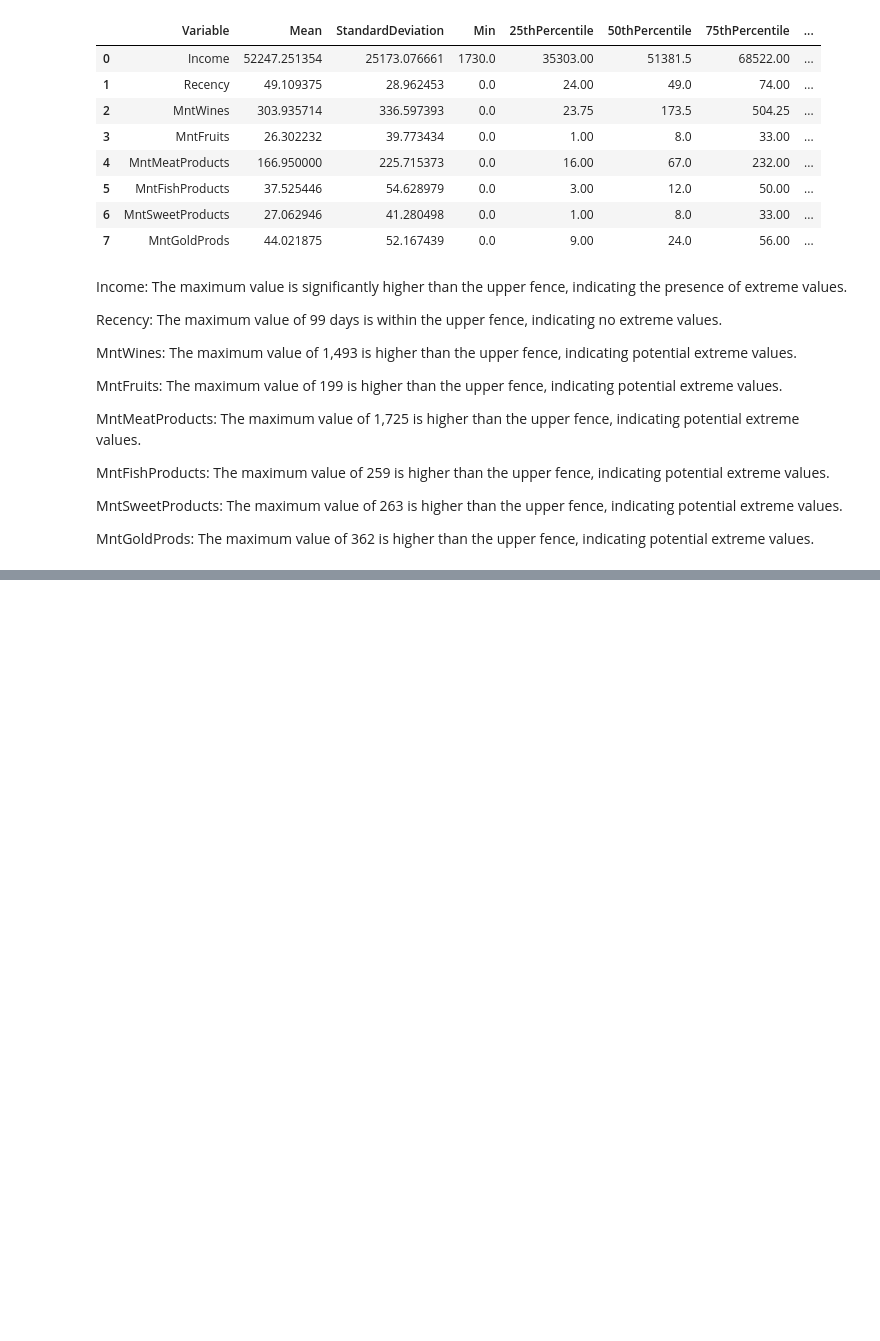
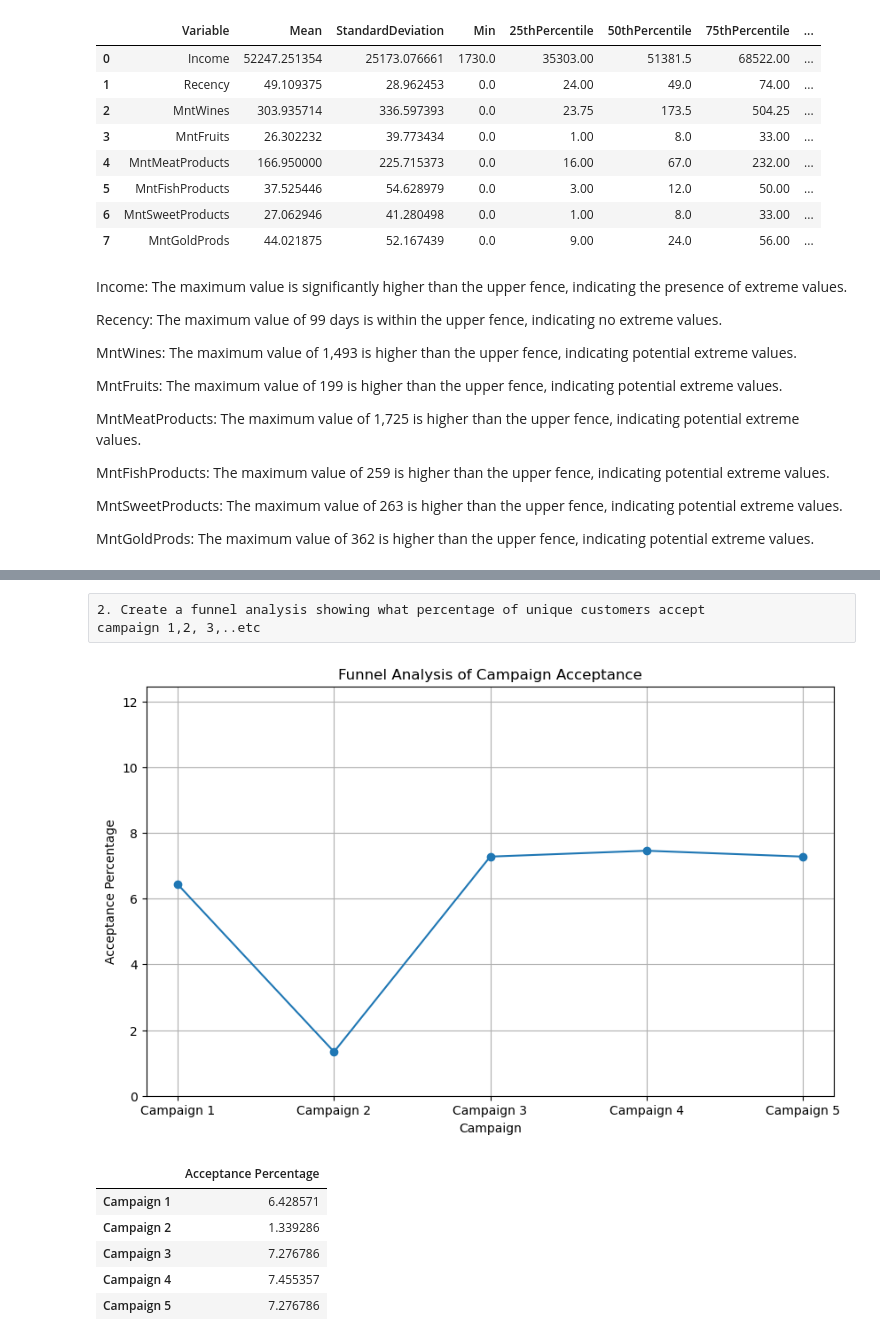
Before and after one commit to warunsrk/Capstone_RetailSales_ABADS_B11, a Jupyter notebook: Capstone_Project - Retail_Sales_Case_Study.ipynb, the cells around one changed output, grey strips where cells are left out. Drawn from its saved outputs; the diff is of its cells as text; code cells hidden in the pictures; blank space fills up the shorter version.

```diff
--- a/Capstone_Project - Retail_Sales_Case_Study.ipynb
+++ b/Capstone_Project - Retail_Sales_Case_Study.ipynb
@@ -538,0 +450,37 @@ Correlation between Income and MntGoldProds: 0.33
+# %% [raw]
+2. Create a funnel analysis showing what percentage of unique customers accept
+campaign 1,2, 3,..etc
+# %%
+# Calculating the percentage of unique customers accepting each campaign
+total_customers = len(consolidated_df)
+campaign_acceptance = {}
+
+for i in range(1, 6):
+    campaign_col = f'AcceptedCmp{i}'
+    acceptance_count = consolidated_df[campaign_col].sum()
+    acceptance_percentage = (acceptance_count / total_customers) * 100
+    campaign_acceptance[f'Campaign {i}'] = acceptance_percentage
+
+# Converting the results to a DataFrame for better visualization
+funnel_df = pd.DataFrame.from_dict(campaign_acceptance, orient='index', columns=['Acceptance Percentage'])
+
+# Plot the funnel analysis
+plt.figure(figsize=(10, 6))
+plt.plot(funnel_df['Acceptance Percentage'], marker='o')
+plt.title('Funnel Analysis of Campaign Acceptance')
+plt.xlabel('Campaign')
+plt.ylabel('Acceptance Percentage')
+plt.xticks(range(len(funnel_df)), funnel_df.index)
+plt.ylim(0, max(funnel_df['Acceptance Percentage']) + 5)
+plt.grid(True)
+plt.show()
+
+funnel_df
+# %% [output]
+[figure, added]
+|  | Acceptance Percentage |
+| Campaign 1 | 6.428571 |
+| Campaign 2 | 1.339286 |
+| Campaign 3 | 7.276786 |
+| Campaign 4 | 7.455357 |
+| Campaign 5 | 7.276786 |
```
Also changed, not shown: parts of 38 cells of this notebook.
